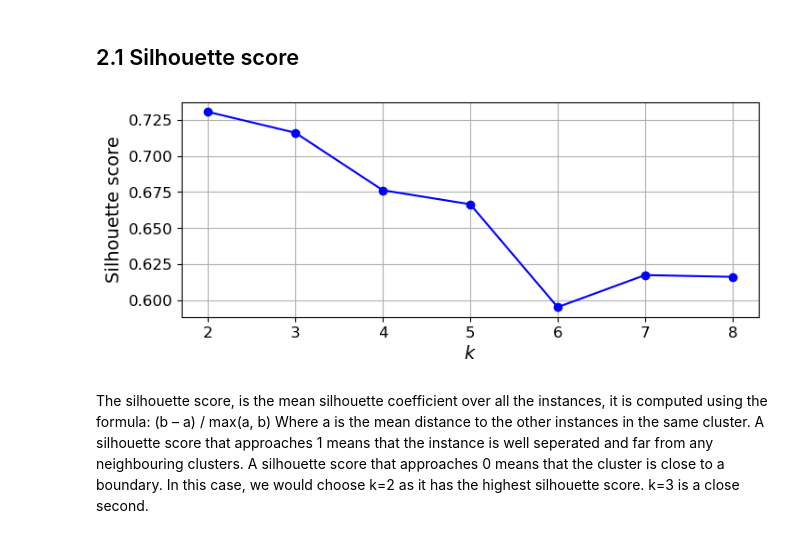
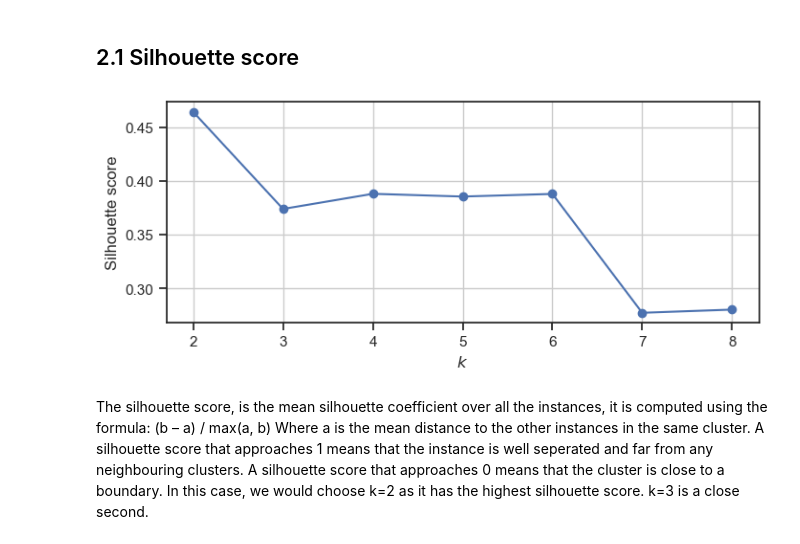
Before and after one commit to Bsubs/CITS5508_Machine_Learning, a Jupyter notebook: assignment3/assignment3.ipynb, the cells around one changed output. Cells and saved outputs as stored; diff of their text form; code cells hidden in the pictures.

```diff
--- a/assignment3/assignment3.ipynb
+++ b/assignment3/assignment3.ipynb
@@ -559,23 +567,28 @@ airline.head()
 # %%
 from sklearn.cluster import KMeans
 from sklearn.metrics import silhouette_score
 import warnings
+
+scaler = StandardScaler()
+airline_scaled = scaler.fit_transform(airline.drop('airline', axis=1))
+airline_scaled = pd.DataFrame(airline_scaled, columns=airline.drop('airline', axis=1).columns)
+
 warnings.filterwarnings('ignore')
 
-kmeans_per_k = [KMeans(n_clusters=k, random_state=5508).fit(airline.drop('airline', axis=1))
+kmeans_per_k = [KMeans(n_clusters=k, random_state=5508).fit(airline_scaled)
                 for k in range(2, 9)]
 
-silhouette_scores = [silhouette_score(airline.drop('airline', axis=1), model.labels_)
+silhouette_scores = [silhouette_score(airline_scaled, model.labels_)
                      for model in kmeans_per_k]
 
 plt.figure(figsize=(8, 3))
 plt.plot(range(2, 9), silhouette_scores, "bo-")
 plt.xlabel("$k$")
 plt.ylabel("Silhouette score")
 plt.grid()
 plt.show()
 # %% [output]
-[figure, old version]
+[figure, new version]
 # %% [markdown]
 The silhouette score, is the mean silhouette coefficient over all the instances, it is computed using the formula:
 (b – a) / max(a, b)
```
Also changed, not shown: parts of 17 cells of this notebook, 1 other file.
